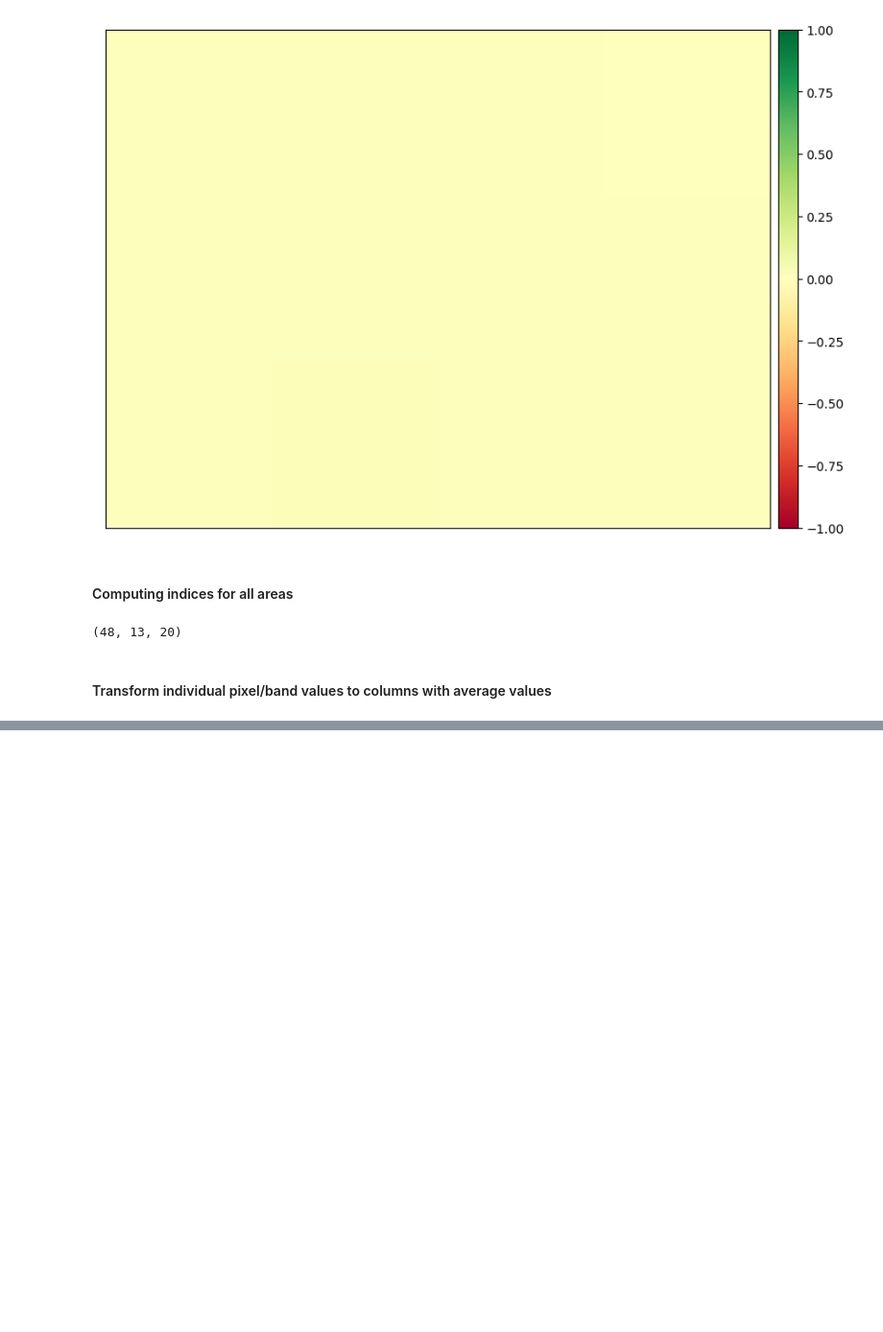
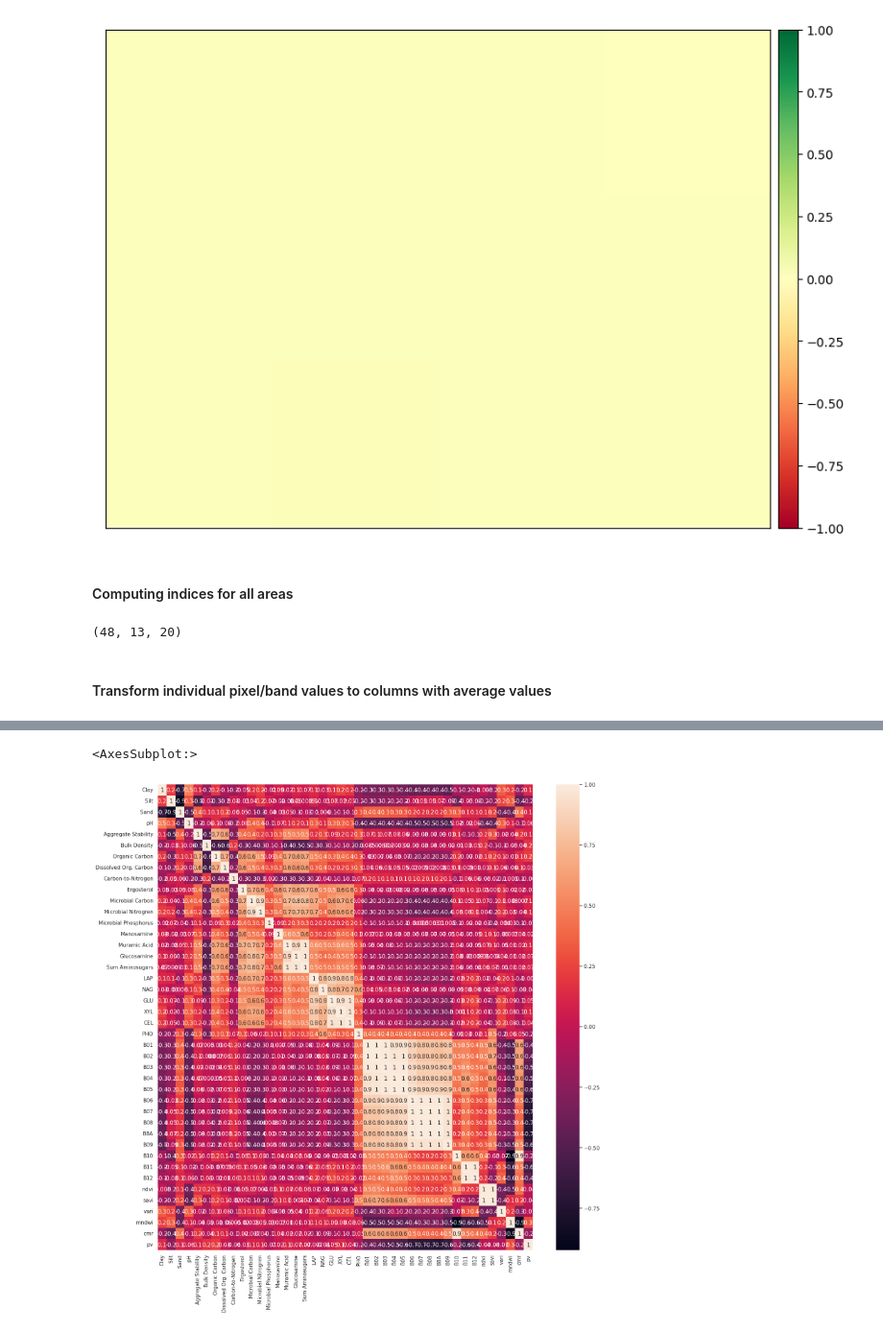
Before and after one commit to werzum/SoilQualityIndicators, a Jupyter notebook: location_rs_exploration.ipynb, the cells around one changed output, grey strips where cells are left out. Shown at 96% size. Cells and saved outputs as stored; diff of their text form; code cells hidden in the pictures; blank space fills up the shorter version.

Commit message:
First analysis with computed indices

```diff
--- a/location_rs_exploration.ipynb
+++ b/location_rs_exploration.ipynb
@@ -343,0 +387,32 @@ Their bands: green (2), red(3), NIR (4), SCMAPIn NDSI
+# %%
+# The target variable
+target = "Organic Carbon"
+
+# Drop autocorrelated and other unrelated columns
+bestand = bestand_with_band_averages.drop(['Unnamed: 0', 'Unnamed: 0.2','BoundingBox', 'LocationBBox','BoundingBoxObjects', 'BoundingBoxSize', 'AllBandsTimed','BandsWithIndices', ], axis=1)
+
+# drop empty rows
+bestand.dropna(axis=0,how='any',inplace=True)
+
+def split_data(bestand):
+    # Categories and explanatory vars split
+    Categories = bestand.iloc[:,:3]
+    Explanatory_Variables = bestand.iloc[:,3:]
+
+    # Move into X,y
+    X = Explanatory_Variables.drop(target, axis=1)
+    y = Explanatory_Variables[target]
+
+    # Train, test split
+    X_train, X_test, y_train, y_test = train_test_split(X, y, test_size=0.3, random_state=42)
+
+    return Categories, Explanatory_Variables, X, y, X_train, X_test, y_train, y_test
+
+Categories, Explanatory_Variables, X, y, X_train, X_test, y_train, y_test = split_data(bestand)
+# %%
+sns.set(rc={'figure.figsize':(18,18)})
+correlations = Explanatory_Variables.corr()
+sns.heatmap(correlations, annot=True, fmt='.1g')
+# %% [output]
+<AxesSubplot:>
+[figure, added]
```
Also changed, not shown: parts of 9 cells of this notebook.
